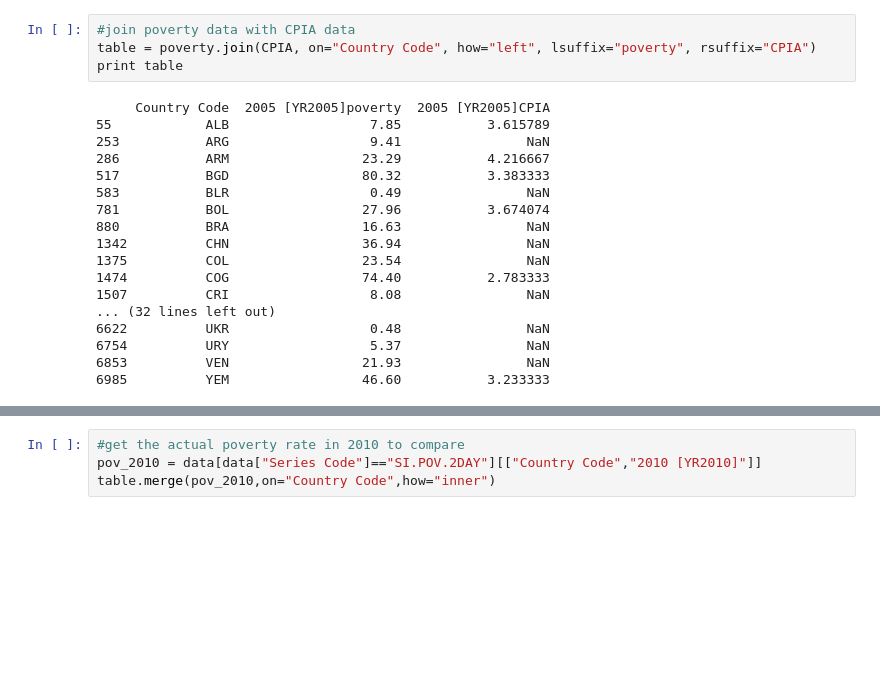
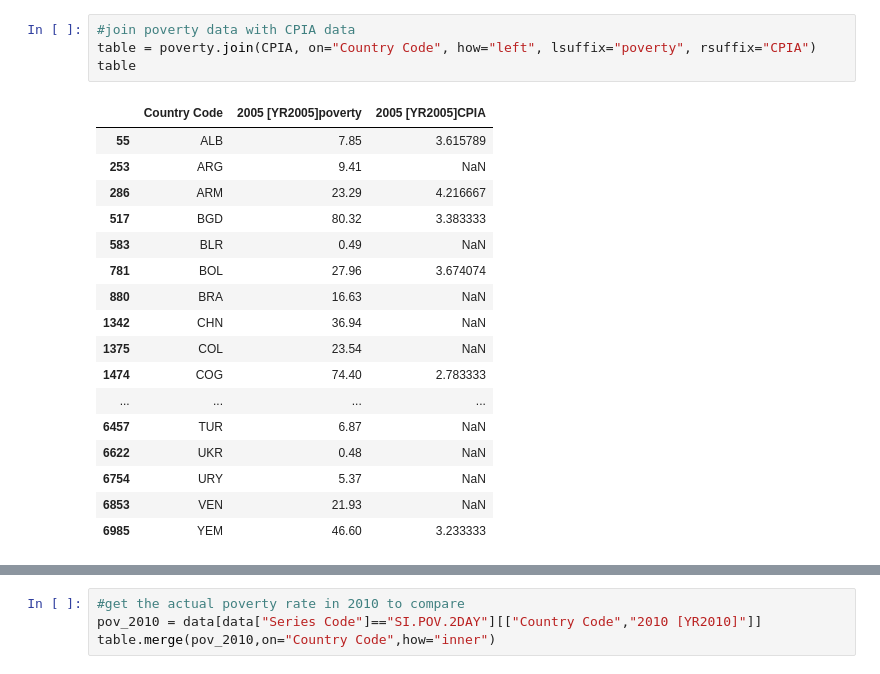
Before and after one commit to rachelboy/RAD, a Jupyter notebook: RAD table 1.ipynb, the cells around one changed output, grey strips where cells are left out. Saved outputs shown, nothing was run; the diff lists cells and outputs as text; blank space fills up the shorter version.

```diff
--- a/RAD table 1.ipynb
+++ b/RAD table 1.ipynb
@@ -110,25 +149,25 @@ print GDP
 # %%
 #join poverty data with CPIA data
 table = poverty.join(CPIA, on="Country Code", how="left", lsuffix="poverty", rsuffix="CPIA")
-print table
+table
 # %% [output]
-     Country Code  2005 [YR2005]poverty  2005 [YR2005]CPIA
-55            ALB                  7.85           3.615789
-253           ARG                  9.41                NaN
-286           ARM                 23.29           4.216667
-517           BGD                 80.32           3.383333
-583           BLR                  0.49                NaN
-781           BOL                 27.96           3.674074
-880           BRA                 16.63                NaN
-1342          CHN                 36.94                NaN
-1375          COL                 23.54                NaN
-1474          COG                 74.40           2.783333
-1507          CRI                  8.08                NaN
-... (32 lines left out)
-6622          UKR                  0.48                NaN
-6754          URY                  5.37                NaN
-6853          VEN                 21.93                NaN
-6985          YEM                 46.60           3.233333
+|  | Country Code | 2005 [YR2005]poverty | 2005 [YR2005]CPIA |
+| 55 | ALB | 7.85 | 3.615789 |
+| 253 | ARG | 9.41 | NaN |
+| 286 | ARM | 23.29 | 4.216667 |
+| 517 | BGD | 80.32 | 3.383333 |
+| 583 | BLR | 0.49 | NaN |
+| 781 | BOL | 27.96 | 3.674074 |
+| 880 | BRA | 16.63 | NaN |
+| 1342 | CHN | 36.94 | NaN |
+| 1375 | COL | 23.54 | NaN |
+| 1474 | COG | 74.40 | 2.783333 |
+| ... | ... | ... | ... |
+| 6457 | TUR | 6.87 | NaN |
+| 6622 | UKR | 0.48 | NaN |
+| 6754 | URY | 5.37 | NaN |
+| 6853 | VEN | 21.93 | NaN |
+| 6985 | YEM | 46.60 | 3.233333 |
 # %%
 #join poverty and CPIA data with GDP growth data
 table = table.merge(GDP, how="inner",on="Country Code")
```
Also changed, not shown: parts of 9 cells of this notebook.
